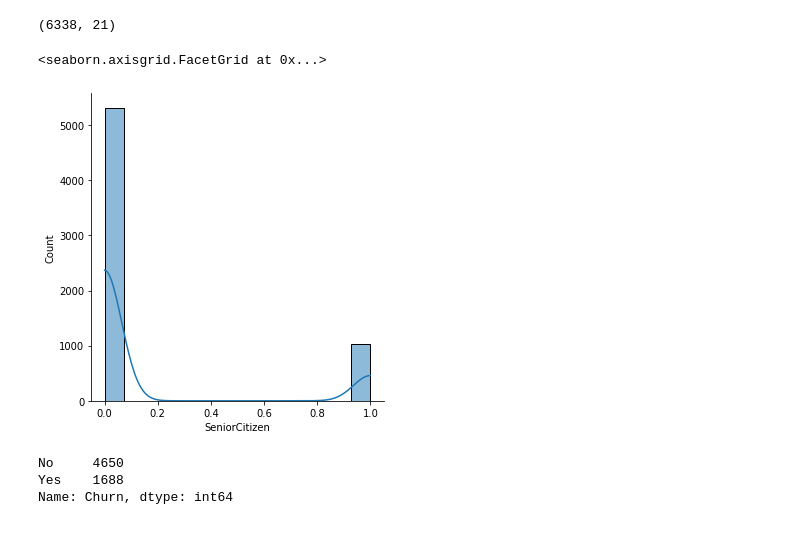
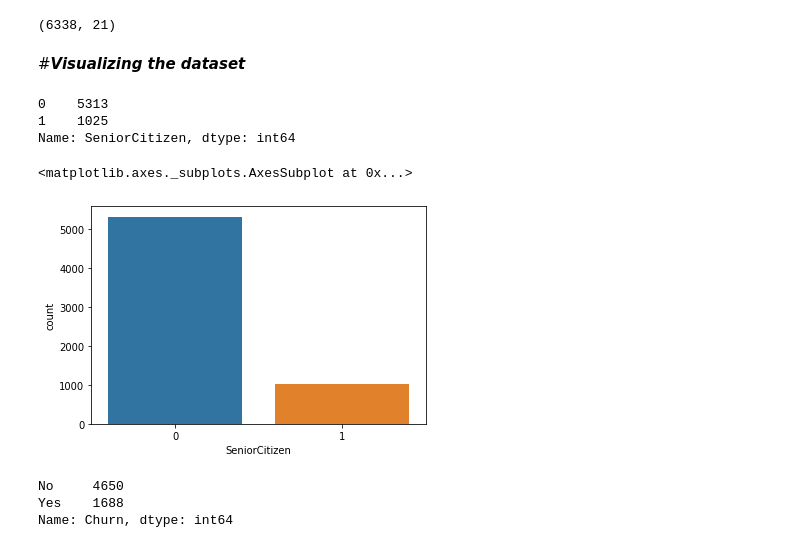
Before and after one commit to helah20/Machine_learning, a Jupyter notebook: Copy_of_01_case_study_setup.ipynb, the cells around one changed output. Cells and saved outputs as stored; diff of their text form; code cells hidden in the pictures.

```diff
--- a/Copy_of_01_case_study_setup.ipynb
+++ b/Copy_of_01_case_study_setup.ipynb
@@ -83,11 +128,19 @@ df.describe(exclude='number')
 df.shape
 # %% [output]
 (6338, 21)
+# %% [markdown]
+#***Visualizing the dataset***
+# %%
+df.SeniorCitizen.value_counts() # the  young castomers  more than the Senior Citizen
+# %% [output]
+0    5313
+1    1025
+Name: SeniorCitizen, dtype: int64
 # %%
-sns.displot(data=df, x="SeniorCitizen",kde=True) # Show the number of SeniorCitizen
+sns.countplot(data=df, x="SeniorCitizen") # Show the number of SeniorCitizen
 # %% [output]
-<seaborn.axisgrid.FacetGrid at 0x...>
+<matplotlib.axes._subplots.AxesSubplot at 0x...>
-[figure, old version]
+[figure, new version]
 # %%
 df.Churn.value_counts() # the count of the customers who stayed with the company -> 1 or not -> 0
 # %% [output]
```
Also changed, not shown: parts of 95 cells of this notebook.
